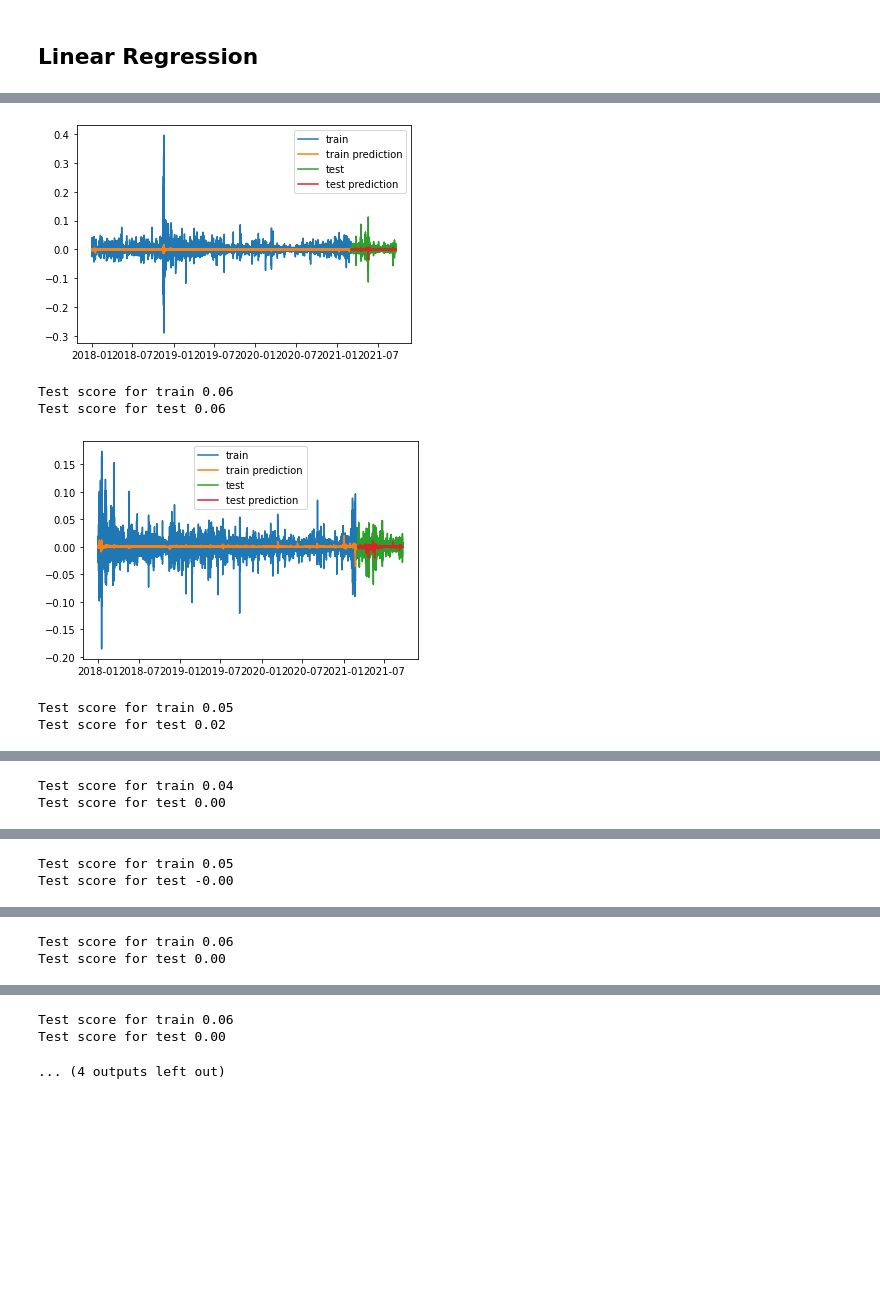
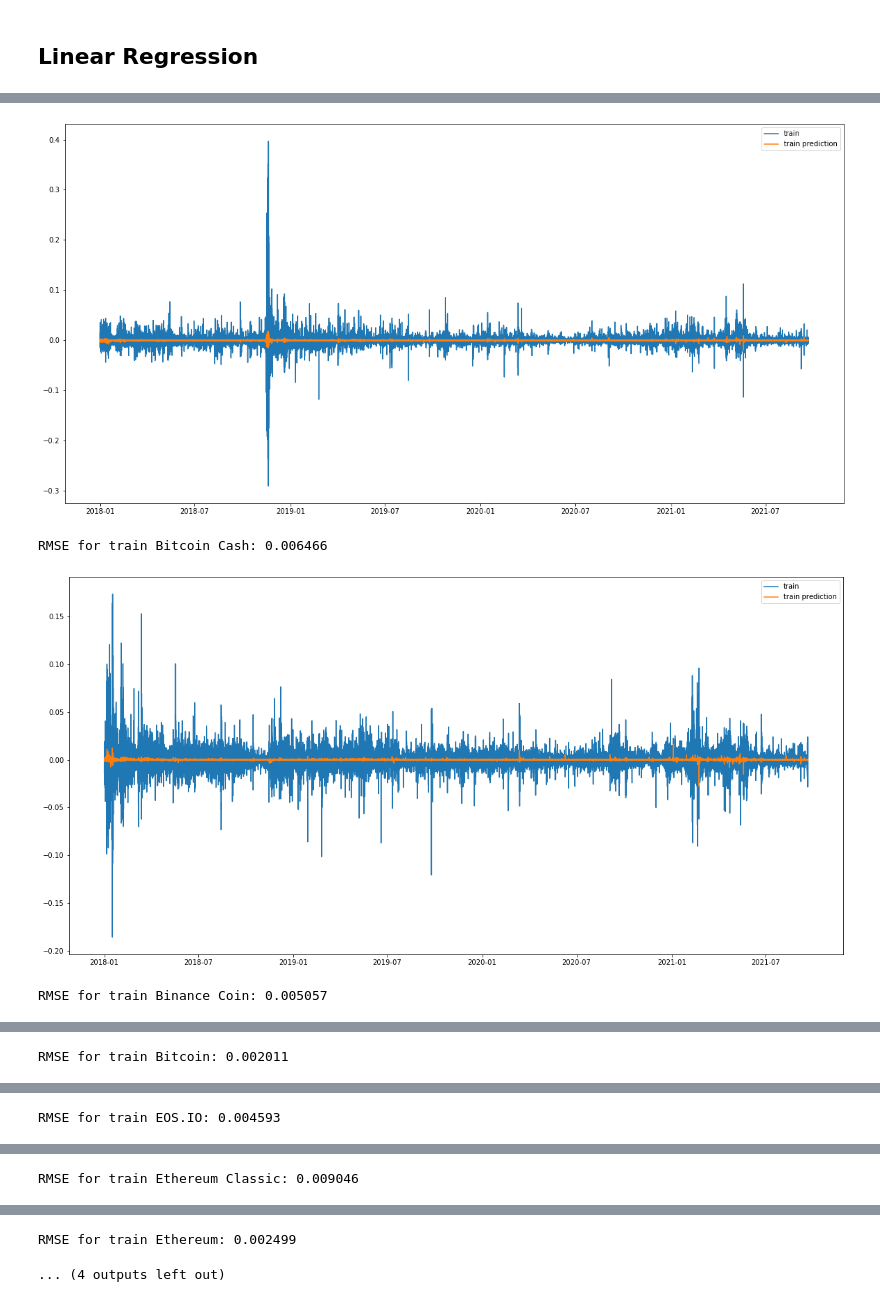
Before and after one commit to hamishteagle/Crypto_TimeSeries, a Jupyter notebook: G-Research.ipynb, the cells around one changed output, grey strips where cells are left out. Saved outputs shown, nothing was run; the diff lists cells and outputs as text; code cells hidden in the pictures; blank space fills up the shorter version.

Commit message:
Start introducing XGB and LSTM, look at the train and test with seaborn

```diff
--- a/G-Research.ipynb
+++ b/G-Research.ipynb
@@ -116,3 +148,5 @@ for name,asset in asset_dfs.items():
+# %%
+inputs,targets = build_features_and_targets(asset_dfs)
 # %%
 # Get the inputs that have the same number of entries
 inputs_s = [i for i in inputs if i.shape == inputs[0].shape]
@@ -186,4 +163,5 @@ def plot_predictions(train, train_pred, test=None, test_pred=None, plot_range=No
 from sklearn.linear_model import LinearRegression
 from sklearn.multioutput import MultiOutputRegressor
 clf = MultiOutputRegressor(LinearRegression())
-clf.fit(X_train,y_train)
+clf.fit(X,y)
+preds_train = clf.predict(X)
@@ -192,11 +168,4 @@ MultiOutputRegressor(estimator=LinearRegression())
-# %%
-preds_train = clf.predict(X_train)
-preds_test = clf.predict(X_test)
 # %%
 # Put the predictions into time series using the indices from the original dataset
-btc_asset_train = asset_dfs['Bitcoin'][splits[-1][0][0]:splits[-1][0][-1]]
-btc_asset_test  = asset_dfs['Bitcoin'][splits[-1][1][0]:splits[-1][1][-1]]
-y_train = pd.DataFrame(data=y_train, index=btc_asset_train.index)
-y_test = pd.DataFrame(data=y_test, index=btc_asset_test.index)
-preds_train = pd.DataFrame(data=preds_train, index=btc_asset_train.index)
-preds_test = pd.DataFrame(data=preds_test, index=btc_asset_test.index)
+y_series           = pd.DataFrame(data=y,           index=asset_dfs['Bitcoin'].index)
+preds_train = pd.DataFrame(data=preds_train, index=asset_dfs['Bitcoin'].index)
@@ -218,9 +172,7 @@ preds_test = pd.DataFrame(data=preds_test, index=btc_asset_test.index)
 # %%
-plot_predictions(y_train,preds_train,y_test,preds_test)#, plot_range=('2018-01-01','2018-02-01'))
+plot_predictions(y_series,preds_train, model_name="linear regression")#, plot_range=('2018-01-01','2018-02-01'))
 # %% [output]
-[figure, old version]
+[figure, new version]
-Test score for train 0.06
-Test score for test 0.06
+RMSE for train Bitcoin Cash: 0.006466
-[figure, old version]
+[figure, new version]
-Test score for train 0.05
-Test score for test 0.02
+RMSE for train Binance Coin: 0.005057
@@ -228,2 +180 @@ Test score for test 0.02
-Test score for train 0.04
-Test score for test 0.00
+RMSE for train Bitcoin: 0.002011
@@ -231,2 +182 @@ Test score for test 0.00
-Test score for train 0.05
-Test score for test -0.00
+RMSE for train EOS.IO: 0.004593
@@ -234,2 +184 @@ Test score for test -0.00
-Test score for train 0.06
-Test score for test 0.00
+RMSE for train Ethereum Classic: 0.009046
@@ -237,3 +186,2 @@ Test score for test 0.00
-Test score for train 0.06
-Test score for test 0.00
+RMSE for train Ethereum: 0.002499
 ... (4 outputs left out)
```
Also changed, not shown: parts of 49 cells of this notebook.
